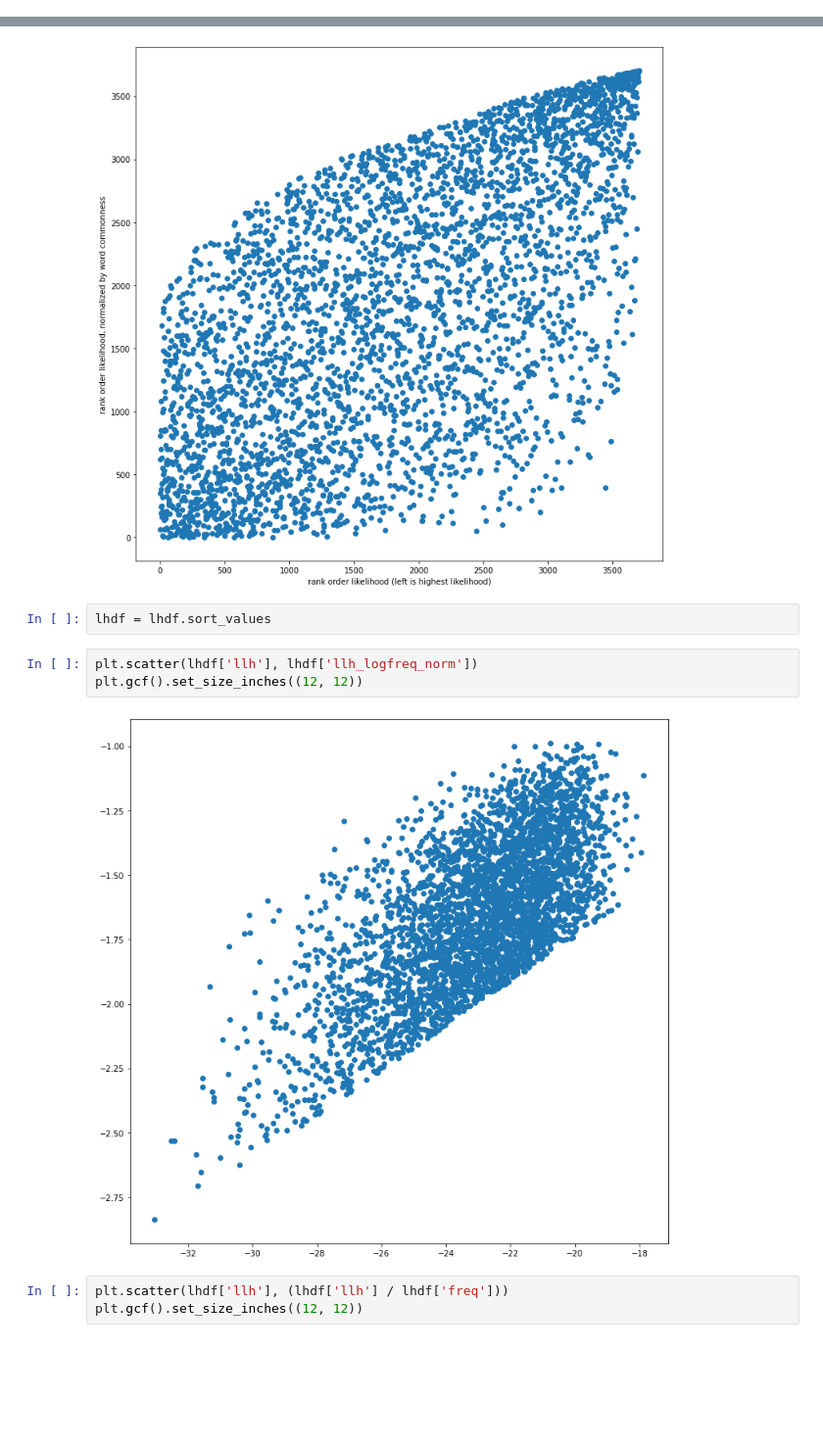
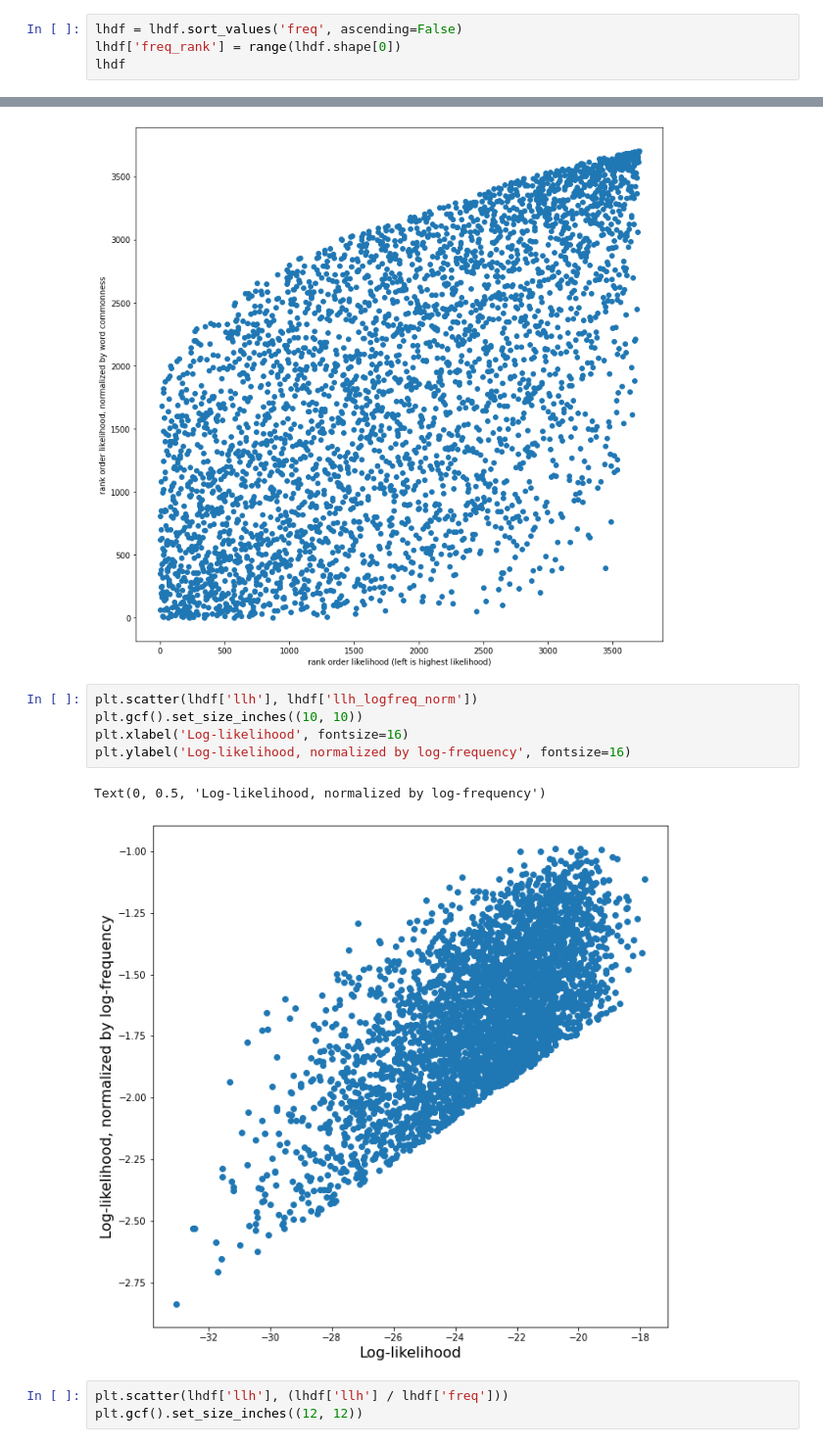
Before and after one commit to benton-anderson/wordle-opt, a Jupyter notebook: notebooks/BJA-02.2-markov-chain-MLE.ipynb, the cells around one changed output, grey strips where cells are left out. Shown at 98% size. Saved outputs shown, nothing was run; the diff lists cells and outputs as text; blank space fills up the shorter version.

```diff
--- a/notebooks/BJA-02.2-markov-chain-MLE.ipynb
+++ b/notebooks/BJA-02.2-markov-chain-MLE.ipynb
@@ -187,3 +183,7 @@ lhdf
 | yahoo | 7.530164e-15 | -32.519860 | 379034.0 | 0.000121 | 12.845381 | -2.531638 | 3702 |
 | kudzu | 4.498018e-15 | -33.035140 | 114018.0 | 0.000036 | 11.644112 | -2.837068 | 3703 |
 3704 rows × 7 columns
+# %%
+lhdf = lhdf.sort_values('freq', ascending=False)
+lhdf['freq_rank'] = range(lhdf.shape[0])
+lhdf
@@ -235,13 +245,14 @@ plt.ylabel('rank order likelihood, normalized by word commonness')
 # %% [output]
 Text(0, 0.5, 'rank order likelihood, normalized by word commonness')
 [figure]
-# %%
-lhdf = lhdf.sort_values
 # %%
 plt.scatter(lhdf['llh'], lhdf['llh_logfreq_norm'])
-plt.gcf().set_size_inches((12, 12))
+plt.gcf().set_size_inches((10, 10))
+plt.xlabel('Log-likelihood', fontsize=16)
+plt.ylabel('Log-likelihood, normalized by log-frequency', fontsize=16)
 # %% [output]
+Text(0, 0.5, 'Log-likelihood, normalized by log-frequency')
-[figure, old version]
+[figure, new version]
 # %%
 plt.scatter(lhdf['llh'], (lhdf['llh'] / lhdf['freq']))
 plt.gcf().set_size_inches((12, 12))
```
Also changed, not shown: parts of 10 cells of this notebook, 5 other files.
